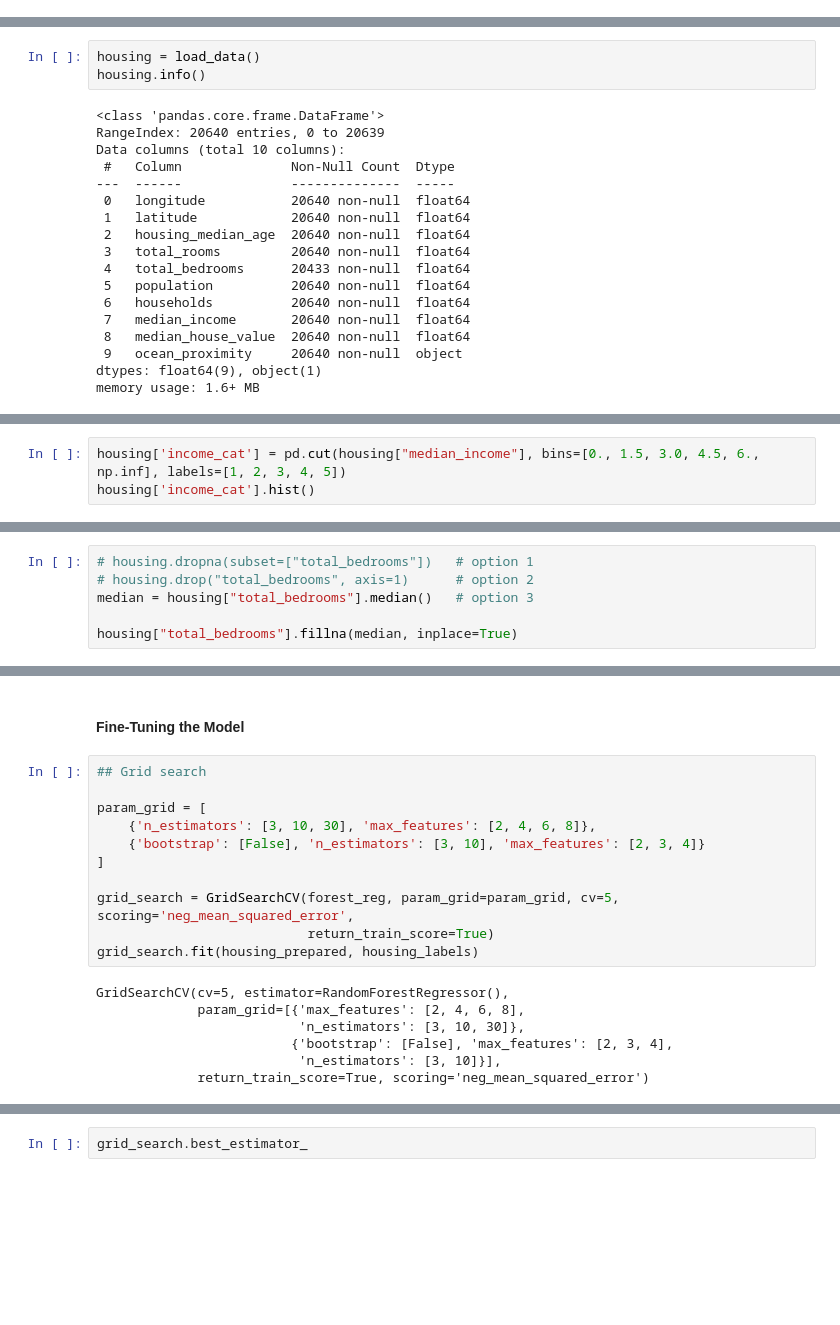
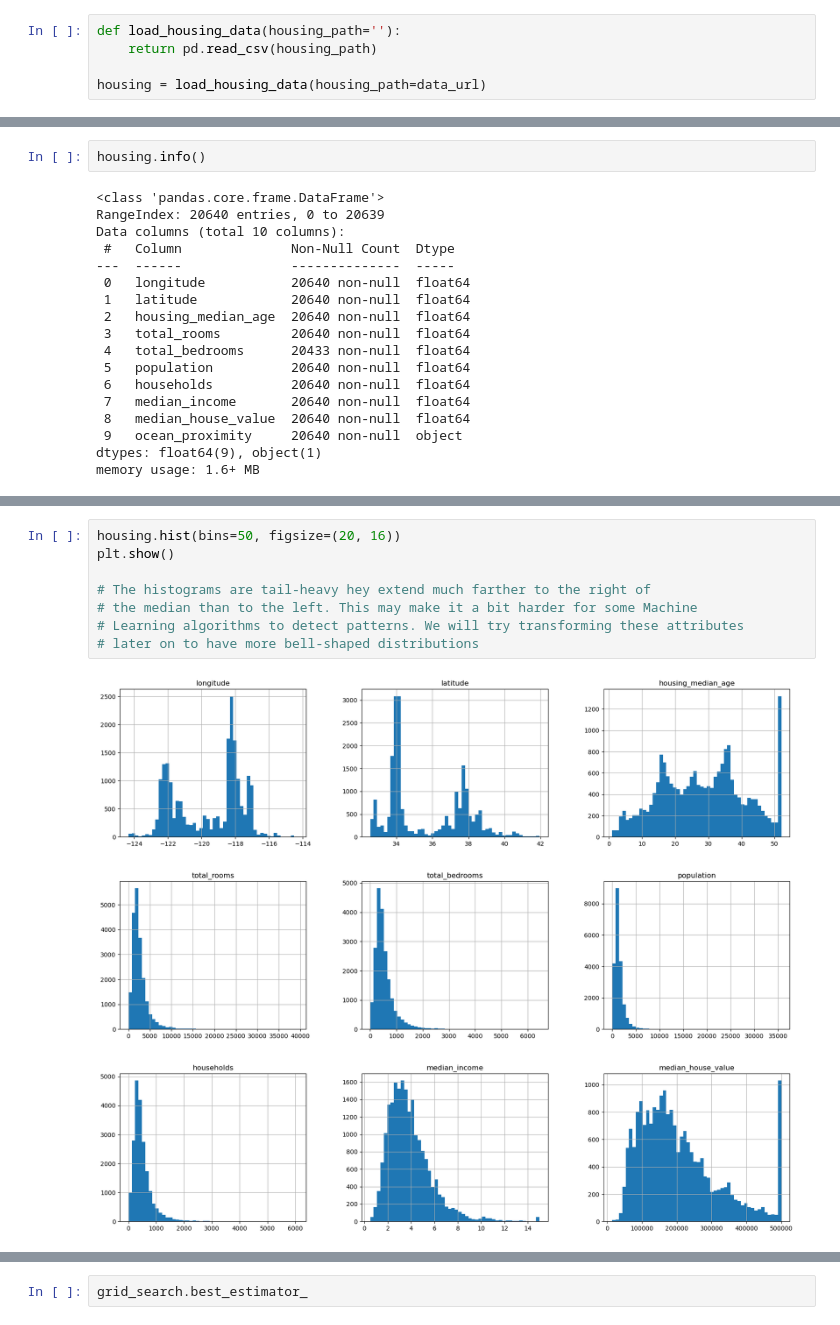
Before and after one commit to henryelorm/Hands-on-Machine-Learning, a Jupyter notebook: chapter2/housing_prices/housing.ipynb, the cells around one changed output, grey strips where cells are left out. Drawn from its saved outputs; the diff is of its cells as text; blank space fills up the shorter version.

```diff
--- a/chapter2/housing_prices/housing.ipynb
+++ b/chapter2/housing_prices/housing.ipynb
@@ -22,0 +37,5 @@ def load_data(path='dataset/housing.csv') -> pd.DataFrame:
+# %%
+def load_housing_data(housing_path=''):
+    return pd.read_csv(housing_path)
+
+housing = load_housing_data(housing_path=data_url)
@@ -23,5 +51,4 @@ def load_data(path='dataset/housing.csv') -> pd.DataFrame:
 # %%
-housing = load_data()
 housing.info()
 # %% [output]
 <class 'pandas.core.frame.DataFrame'>
@@ -96,3 +94,0 @@ print(len(sk_test_set))
-# %%
-housing['income_cat'] = pd.cut(housing["median_income"], bins=[0., 1.5, 3.0, 4.5, 6., np.inf], labels=[1, 2, 3, 4, 5])
-housing['income_cat'].hist()
@@ -183,6 +94,0 @@ housing_labels = strat_train_set["median_house_value"].copy()
-# %%
-# housing.dropna(subset=["total_bedrooms"])   # option 1
-# housing.drop("total_bedrooms", axis=1)      # option 2
-median = housing["total_bedrooms"].median()   # option 3
-
-housing["total_bedrooms"].fillna(median, inplace=True)
@@ -406,20 +95,10 @@ Standard deviation:  2029.8646591460981
-# %% [markdown]
-#### Fine-Tuning the Model
-# %%
-## Grid search
-
-param_grid = [
-    {'n_estimators': [3, 10, 30], 'max_features': [2, 4, 6, 8]},
-    {'bootstrap': [False], 'n_estimators': [3, 10], 'max_features': [2, 3, 4]}
-]
-
-grid_search = GridSearchCV(forest_reg, param_grid=param_grid, cv=5, scoring='neg_mean_squared_error',
-                           return_train_score=True)
-grid_search.fit(housing_prepared, housing_labels)
-# %% [output]
-GridSearchCV(cv=5, estimator=RandomForestRegressor(),
-             param_grid=[{'max_features': [2, 4, 6, 8],
-                          'n_estimators': [3, 10, 30]},
-                         {'bootstrap': [False], 'max_features': [2, 3, 4],
-                          'n_estimators': [3, 10]}],
-             return_train_score=True, scoring='neg_mean_squared_error')
+# %%
+housing.hist(bins=50, figsize=(20, 16))
+plt.show()
+
+# The histograms are tail-heavy hey extend much farther to the right of
+# the median than to the left. This may make it a bit harder for some Machine
+# Learning algorithms to detect patterns. We will try transforming these attributes
+# later on to have more bell-shaped distributions
+# %% [output]
+[figure, added]
```
Also changed, not shown: parts of 136 cells of this notebook, 1 other file.
